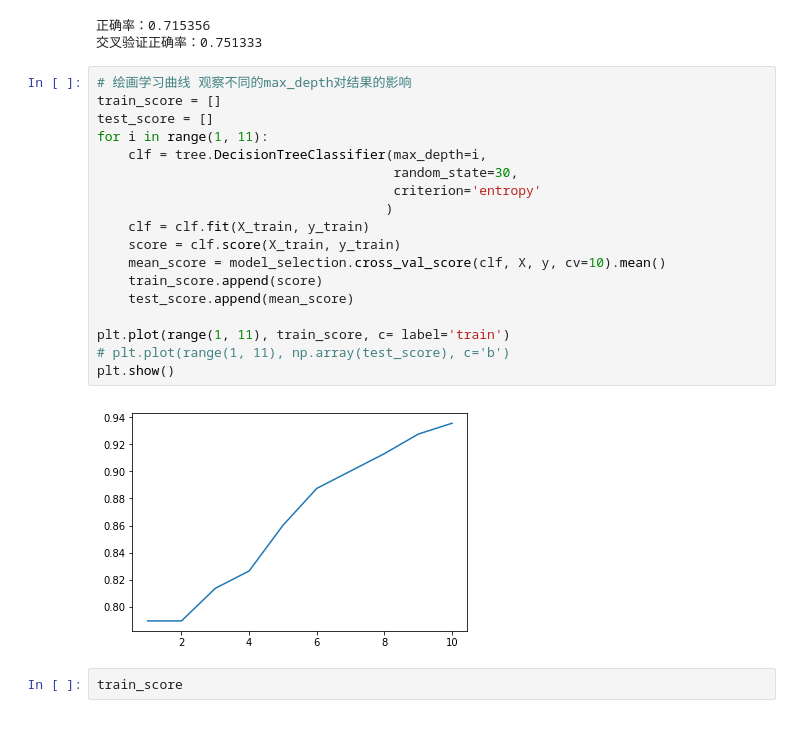
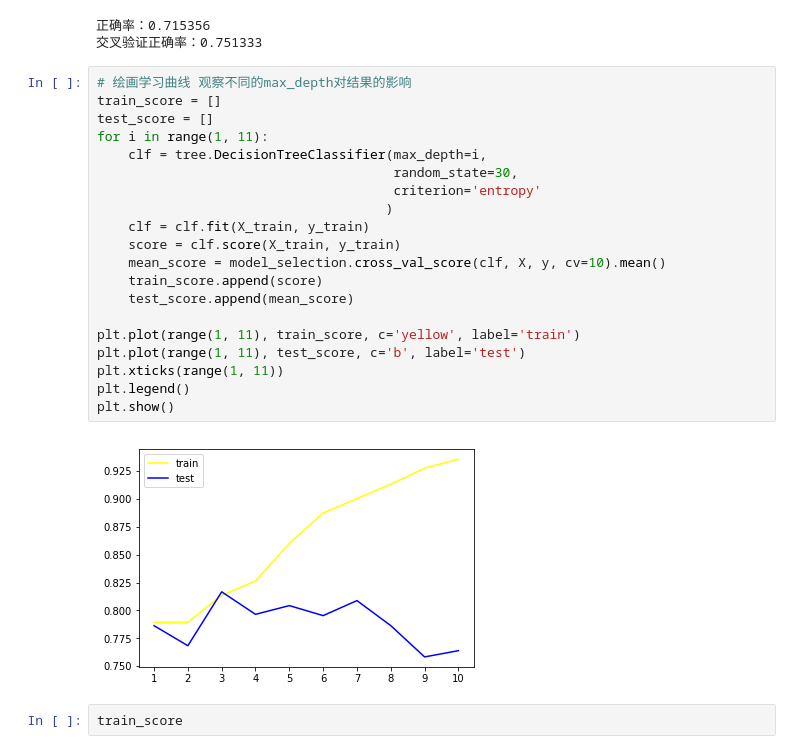
Before and after one commit to appbanana/MachineLearningAction, a Jupyter notebook: scikit-learn/决策树/01-决策树.ipynb, the cells around one changed output. Cells and saved outputs as stored; diff of their text form.

```diff
--- a/scikit-learn/决策树/01-决策树.ipynb
+++ b/scikit-learn/决策树/01-决策树.ipynb
@@ -351,23 +349,25 @@ print('交叉验证正确率：%f' % mean_score_)
 # %%
 # 绘画学习曲线 观察不同的max_depth对结果的影响
 train_score = []
 test_score = []
 for i in range(1, 11):
     clf = tree.DecisionTreeClassifier(max_depth=i,
                                       random_state=30,
                                       criterion='entropy'
                                      )
     clf = clf.fit(X_train, y_train)
     score = clf.score(X_train, y_train)
     mean_score = model_selection.cross_val_score(clf, X, y, cv=10).mean()
     train_score.append(score)
     test_score.append(mean_score)
 
-plt.plot(range(1, 11), train_score, c= label='train')
-# plt.plot(range(1, 11), np.array(test_score), c='b')
+plt.plot(range(1, 11), train_score, c='yellow', label='train')
+plt.plot(range(1, 11), test_score, c='b', label='test')
+plt.xticks(range(1, 11))
+plt.legend()
 plt.show()
 # %% [output]
-[figure, old version]
+[figure, new version]
 # %%
 train_score
 # %% [output]
```
Also changed, not shown: parts of 4 cells of this notebook, 1 other file.
